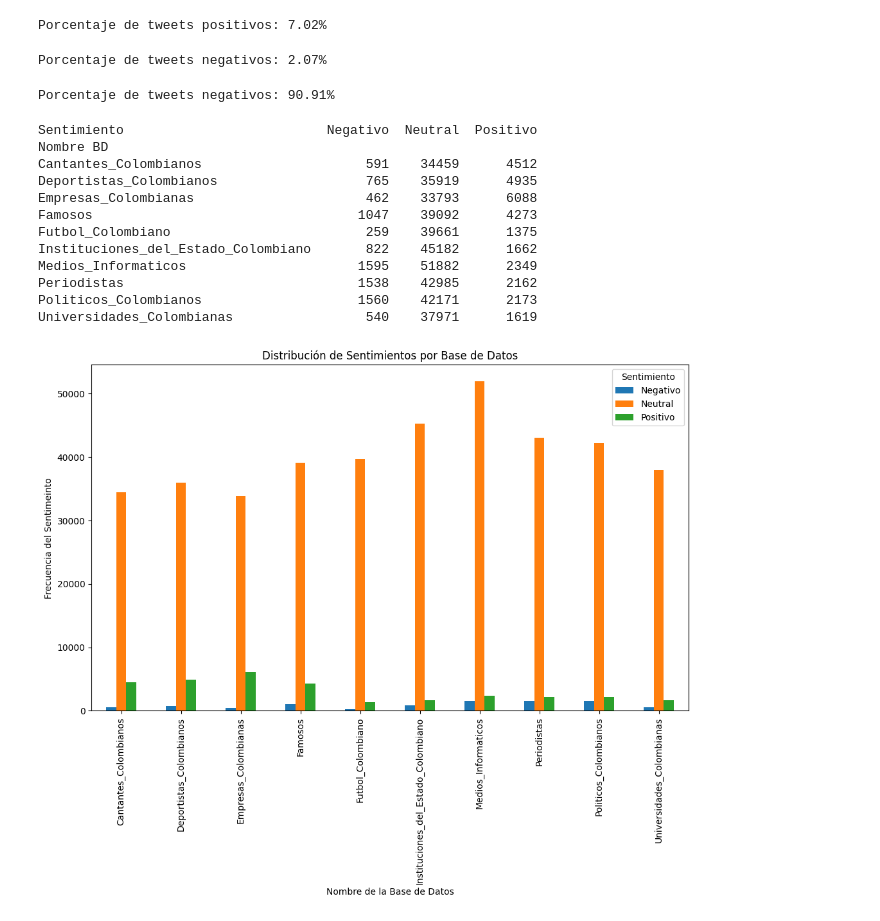
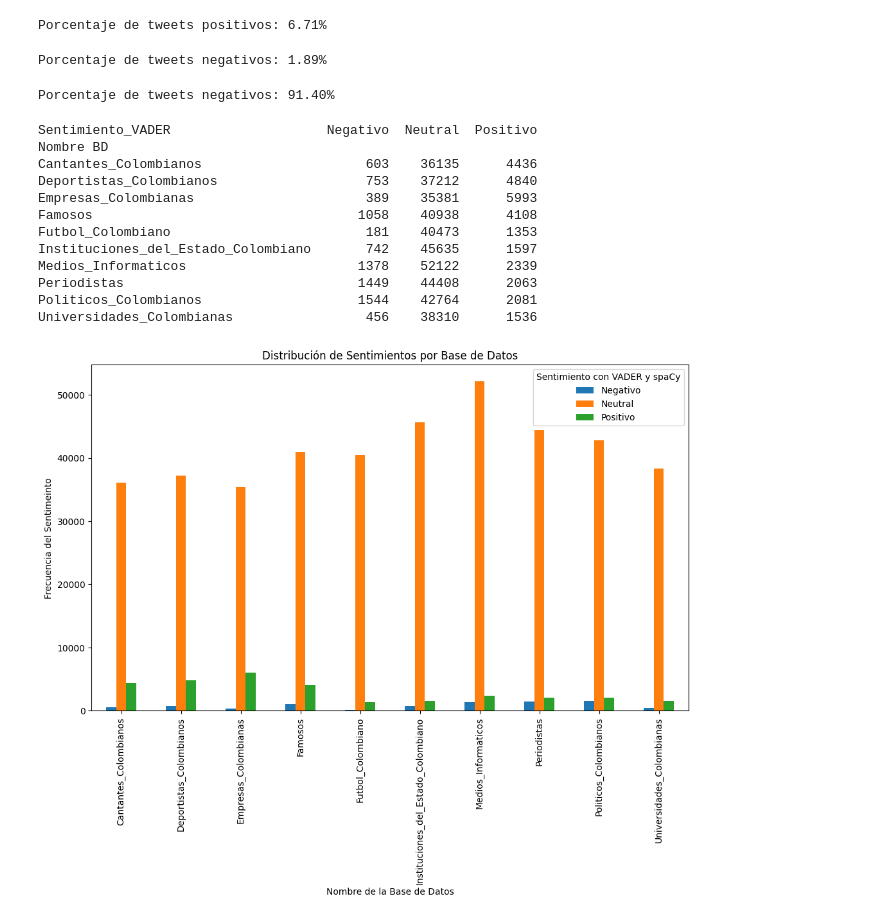
Before and after one commit to SandraYepez/Analisis_Sentimientos_Esp, a Jupyter notebook: VADER_spaCy_Análisis_de_Sentimientos.ipynb, the cells around one changed output. Cells and saved outputs as stored; diff of their text form; code cells hidden in the pictures.

```diff
--- a/VADER_spaCy_Análisis_de_Sentimientos.ipynb
+++ b/VADER_spaCy_Análisis_de_Sentimientos.ipynb
@@ -76,3 +72,3 @@ from wordcloud import WordCloud
 # %%
 # Leemos los dataframes
-tweets = pd.read_csv('tweets_limpios_esp_vacios2.csv',sep=',')
+tweets = pd.read_csv('tweets_extraidos_preprocesados_sentimiento.csv',sep=',')
@@ -79,7 +83,7 @@ tweets = pd.read_csv('tweets_limpios_esp_vacios2.csv',sep=',')
+# %%
+tweets.dropna(subset=['Tweet Limpio'], inplace=True)
 # %%
-import pandas as pd
 import spacy
-import nltk
 from nltk.sentiment.vader import SentimentIntensityAnalyzer
 from concurrent.futures import ThreadPoolExecutor
 from tqdm import tqdm
@@ -94,7 +98,6 @@ nlp = spacy.load("es_core_news_sm")
 # Crear una instancia del analizador de sentimientos VADER
 sia = SentimentIntensityAnalyzer()
 
-# Definir una función para realizar el preprocesamiento
 def preprocess_text(text):
     # Procesar el texto con spaCy
     doc = nlp(text)
@@ -130,10 +133,10 @@ def analyze_sentiment_parallel(column):
 start_time = time.time()
 
 # Aplicar el preprocesamiento a la columna "Tweet Limpio"
-tweets['Tweet Procesado spaCy'] = preprocess_parallel(tweets['Tweet Limpio'])
+tweets['Tweet_Procesado_spaCy'] = preprocess_parallel(tweets['Tweet Limpio'])
 
 # Aplicar el análisis de sentimientos a la columna "Tweet Procesado spaCy"
-tweets['Sentimiento'] = analyze_sentiment_parallel(tweets['Tweet Procesado spaCy'])
+tweets['Sentimiento_VADER'] = analyze_sentiment_parallel(tweets['Tweet_Procesado_spaCy'])
 
 # Medir el tiempo de finalización
 end_time = time.time()
@@ -142,7 +145,7 @@ end_time = time.time()
 total_time = end_time - start_time
 
 # Guardar el DataFrame resultante con los sentimientos analizados
-tweets.to_csv('tweets_con_sentimientos.csv', index=False)
+tweets.to_csv('tweets_con_sentimientos_VADER_SPACY.csv', index=False)
 
 # Muestra el tiempo total de ejecución
 print(f"Tiempo total de ejecución: {total_time} segundos")
@@ -170,60 +163,60 @@ tweets.head(200)
 # %%
 # Contar el número de tweets positivos
-tweets_positivos = tweets[tweets['Sentimiento'] == 'Positivo']
+tweets_positivos = tweets[tweets['Sentimiento_VADER'] == 'Positivo']
 
 # Calcular el porcentaje de tweets positivos
 porcentaje_positivos = (len(tweets_positivos) / len(tweets)) * 100
 
 print(f"Porcentaje de tweets positivos: {porcentaje_positivos:.2f}%")
 # %% [output]
-Porcentaje de tweets positivos: 7.02%
+Porcentaje de tweets positivos: 6.71%
 # %%
 # Contar el número de tweets negativos
-tweets_negativos = tweets[tweets['Sentimiento'] == 'Negativo']
+tweets_negativos = tweets[tweets['Sentimiento_VADER'] == 'Negativo']
 
 # Calcular el porcentaje de tweets negativos
 porcentaje_negativos = (len(tweets_negativos) / len(tweets)) * 100
 
 print(f"Porcentaje de tweets negativos: {porcentaje_negativos:.2f}%")
 # %% [output]
-Porcentaje de tweets negativos: 2.07%
+Porcentaje de tweets negativos: 1.89%
 # %%
 # Contar el número de tweets neutrales
-tweets_neutrales = tweets[tweets['Sentimiento'] == 'Neutral']
+tweets_neutrales = tweets[tweets['Sentimiento_VADER'] == 'Neutral']
 
 # Calcular el porcentaje de tweets negativos
 porcentaje_neutrales = (len(tweets_neutrales) / len(tweets)) * 100
 
 print(f"Porcentaje de tweets negativos: {porcentaje_neutrales:.2f}%")
 # %% [output]
-Porcentaje de tweets negativos: 90.91%
+Porcentaje de tweets negativos: 91.40%
 # %%
 # Tabla que muestra la frecuencia de cada sentimiento para cada valor único de nombre_bd
-tabla = pd.crosstab(tweets['Nombre BD'], tweets['Sentimiento'])
+tabla = pd.crosstab(tweets['Nombre BD'], tweets['Sentimiento_VADER'])
 print(tabla)
 # %% [output]
-Sentimiento                          Negativo  Neutral  Positivo
+Sentimiento_VADER                    Negativo  Neutral  Positivo
 Nombre BD
-Cantantes_Colombianos                     591    34459      4512
-Deportistas_Colombianos                   765    35919      4935
-Empresas_Colombianas                      462    33793      6088
-Famosos                                  1047    39092      4273
-Futbol_Colombiano                         259    39661      1375
-Instituciones_del_Estado_Colombiano       822    45182      1662
-Medios_Informaticos                      1595    51882      2349
-Periodistas                              1538    42985      2162
-Politicos_Colombianos                    1560    42171      2173
-Universidades_Colombianas                 540    37971      1619
+Cantantes_Colombianos                     603    36135      4436
+Deportistas_Colombianos                   753    37212      4840
+Empresas_Colombianas                      389    35381      5993
+Famosos                                  1058    40938      4108
+Futbol_Colombiano                         181    40473      1353
+Instituciones_del_Estado_Colombiano       742    45635      1597
+Medios_Informaticos                      1378    52122      2339
+Periodistas                              1449    44408      2063
+Politicos_Colombianos                    1544    42764      2081
+Universidades_Colombianas                 456    38310      1536
 # %%
 # Gráfico de barras agrupadas para visualizar la distribución
 tabla.plot(kind='bar', figsize=(12, 7))
 plt.title('Distribución de Sentimientos por Base de Datos')
 plt.xlabel('Nombre de la Base de Datos')
 plt.ylabel('Frecuencia del Sentimeinto')
-plt.legend(title='Sentimiento', loc='upper right')
+plt.legend(title='Sentimiento con VADER y spaCy', loc='upper right')
 plt.show()
 # %% [output]
-[figure, old version]
+[figure, new version]
 # %%
 # Nube de Palabras por cada Sentimiento
 # Filtra los tweets por categoría de sentimiento
```
Also changed, not shown: parts of 25 cells of this notebook, 4 other files.
